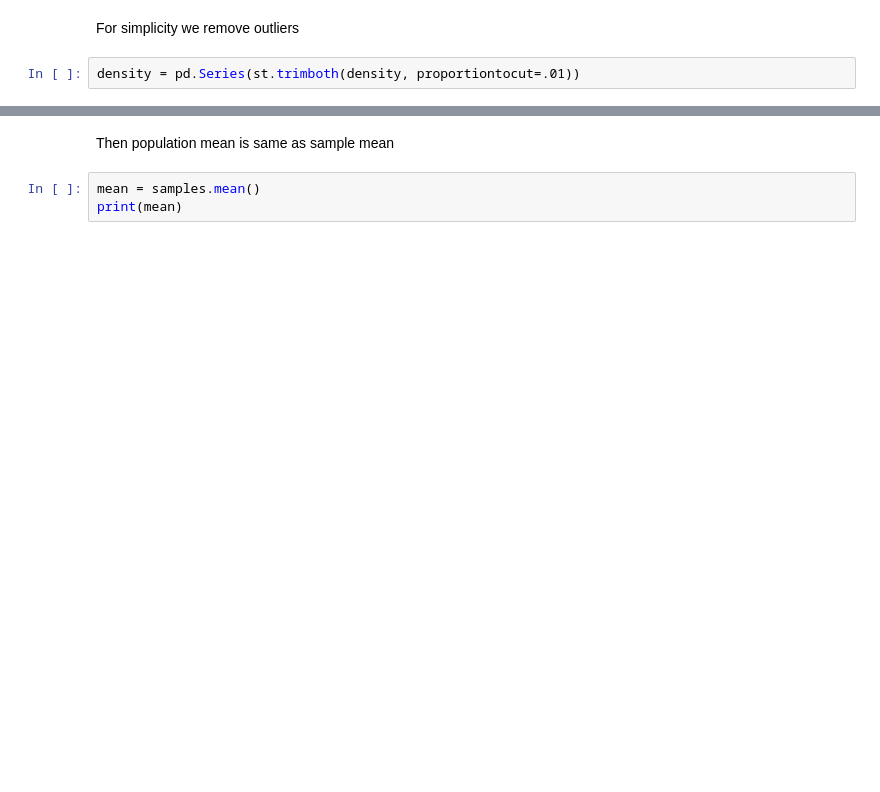
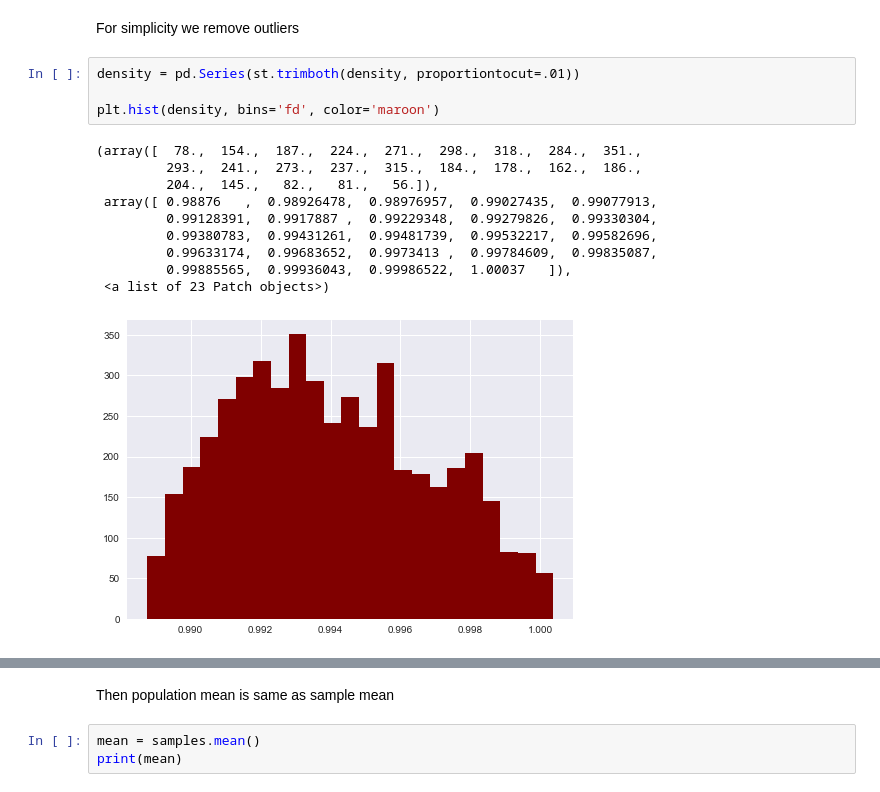
Before and after one commit to ludgo/udaWine, a Jupyter notebook: notebook.ipynb, the cells around one changed output, grey strips where cells are left out. Saved outputs shown, nothing was run; the diff lists cells and outputs as text; blank space fills up the shorter version.

```diff
--- a/notebook.ipynb
+++ b/notebook.ipynb
@@ -213,4 +210,17 @@ Using 69 bins...
 For simplicity we remove outliers
 # %%
 density = pd.Series(st.trimboth(density, proportiontocut=.01))
+
+plt.hist(density, bins='fd', color='maroon')
+# %% [output]
+(array([  78.,  154.,  187.,  224.,  271.,  298.,  318.,  284.,  351.,
+         293.,  241.,  273.,  237.,  315.,  184.,  178.,  162.,  186.,
+         204.,  145.,   82.,   81.,   56.]),
+ array([ 0.98876   ,  0.98926478,  0.98976957,  0.99027435,  0.99077913,
+         0.99128391,  0.9917887 ,  0.99229348,  0.99279826,  0.99330304,
+         0.99380783,  0.99431261,  0.99481739,  0.99532217,  0.99582696,
+         0.99633174,  0.99683652,  0.9973413 ,  0.99784609,  0.99835087,
+         0.99885565,  0.99936043,  0.99986522,  1.00037   ]),
+ <a list of 23 Patch objects>)
+[figure, added]
 # %% [markdown]
```
Also changed, not shown: parts of 41 cells of this notebook.
